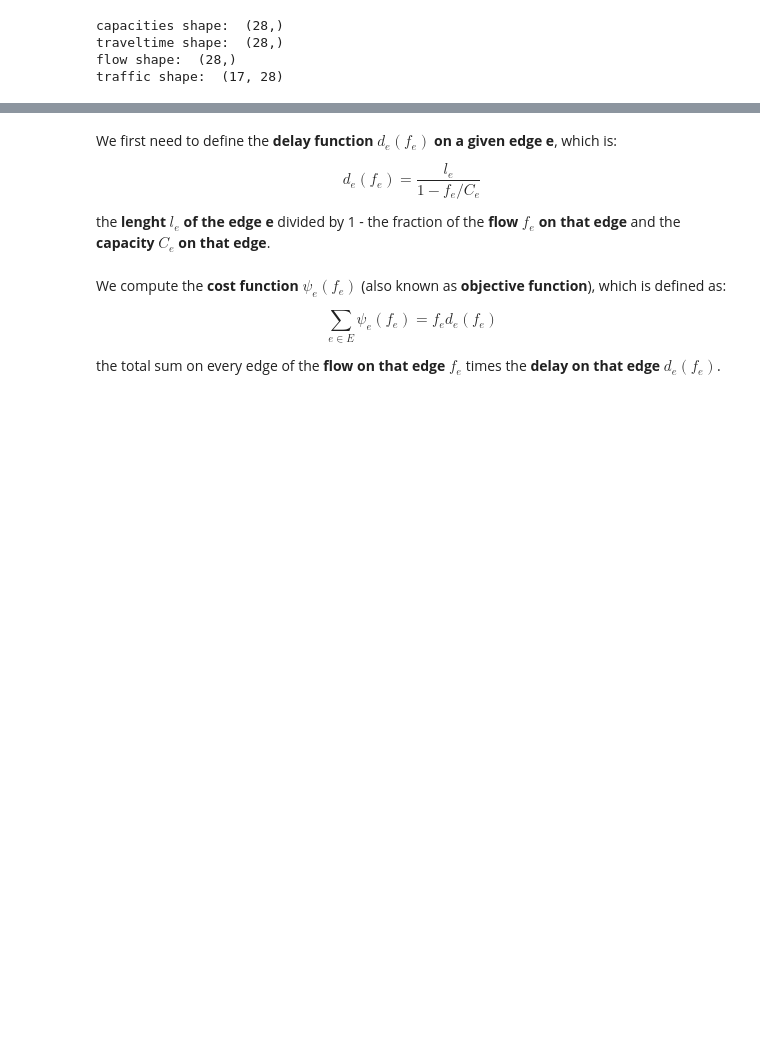
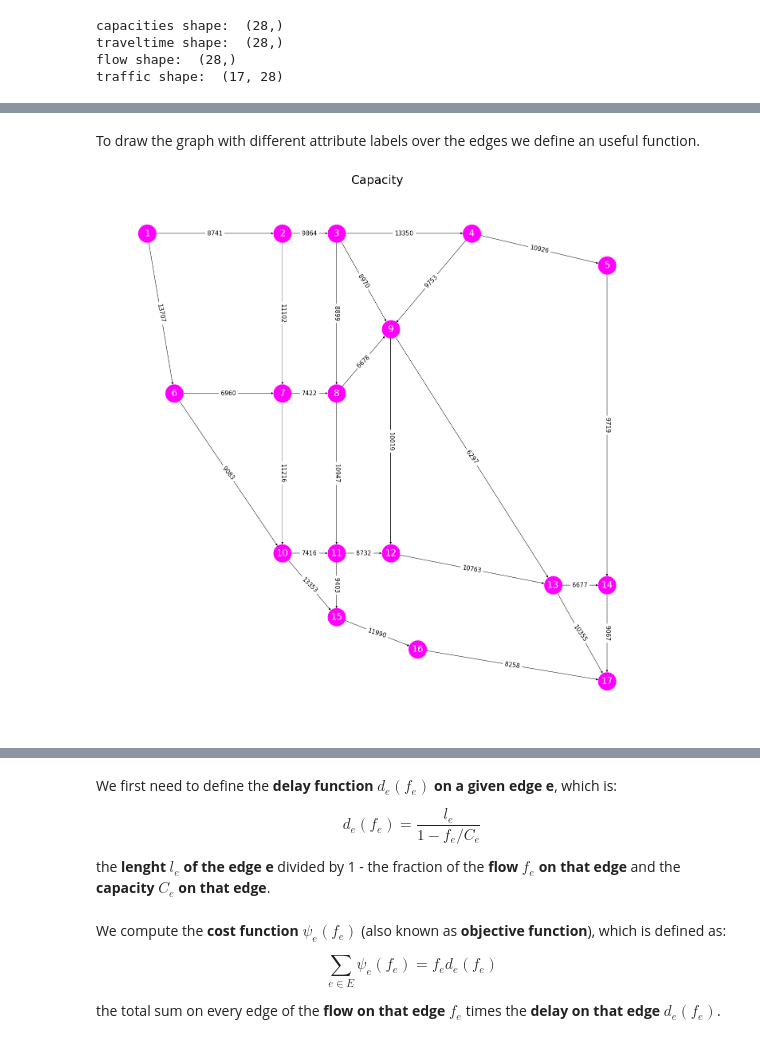
Before and after one commit to fabioeterno/Network_Homework, a Jupyter notebook: Hw1_Ex3.ipynb, the cells around one changed output, grey strips where cells are left out. Saved outputs shown, nothing was run; the diff lists cells and outputs as text; code cells hidden in the pictures; blank space fills up the shorter version.

```diff
--- a/Hw1_Ex3.ipynb
+++ b/Hw1_Ex3.ipynb
@@ -91,0 +83,7 @@ print(capacities)
+# %% [markdown]
+To draw the graph with different attribute labels over the edges we define an useful function.
+# %%
+def draw_edge_labels(G, pos, attr):
+    for e in G.edges():
+        nx.draw_networkx_edge_labels(G, pos, edge_labels={(e[0],e[1]):G[e[0]][e[1]][attr]},
+                                                           font_size=15, font_color='black')
@@ -91,0 +98,7 @@ print(capacities)
+# %%
+fig = plt.figure(1, figsize=(25,25))
+draw_edge_labels(G, pos, 'capacity')
+plt.title("Capacity", fontsize = 30)
+nx.draw(G, pos, with_labels=True, font_color='white', node_color='magenta', node_size=2000, font_size=23)
+# %% [output]
+[figure, added]
```
Also changed, not shown: parts of 13 cells of this notebook.
